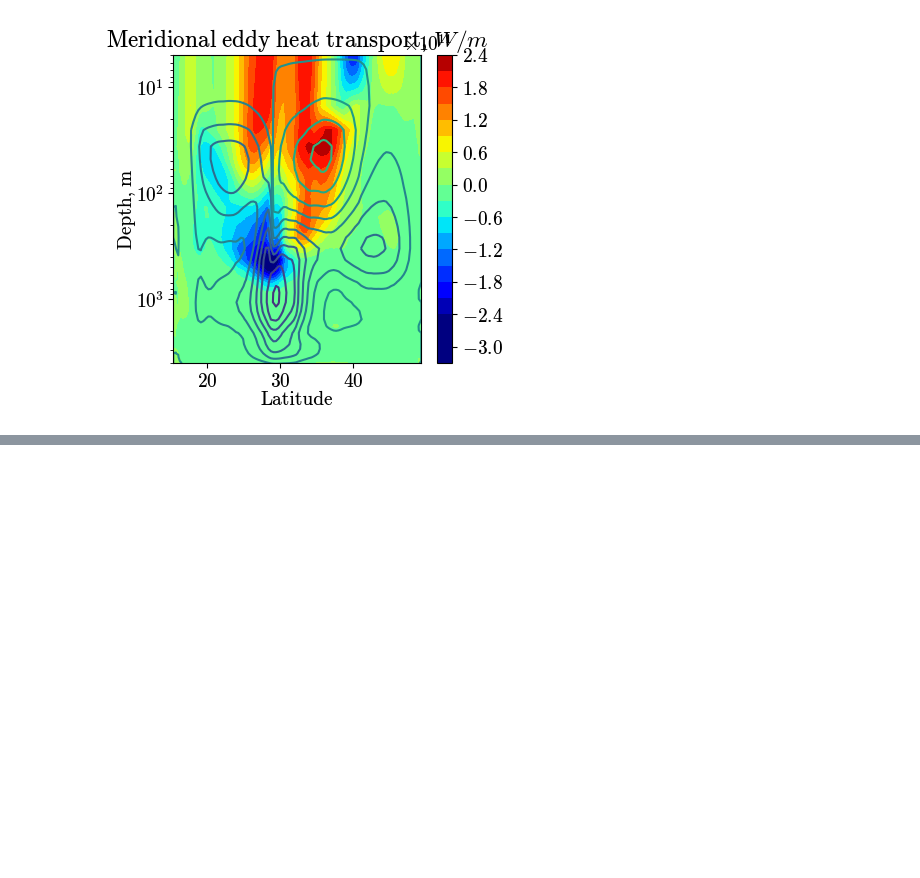
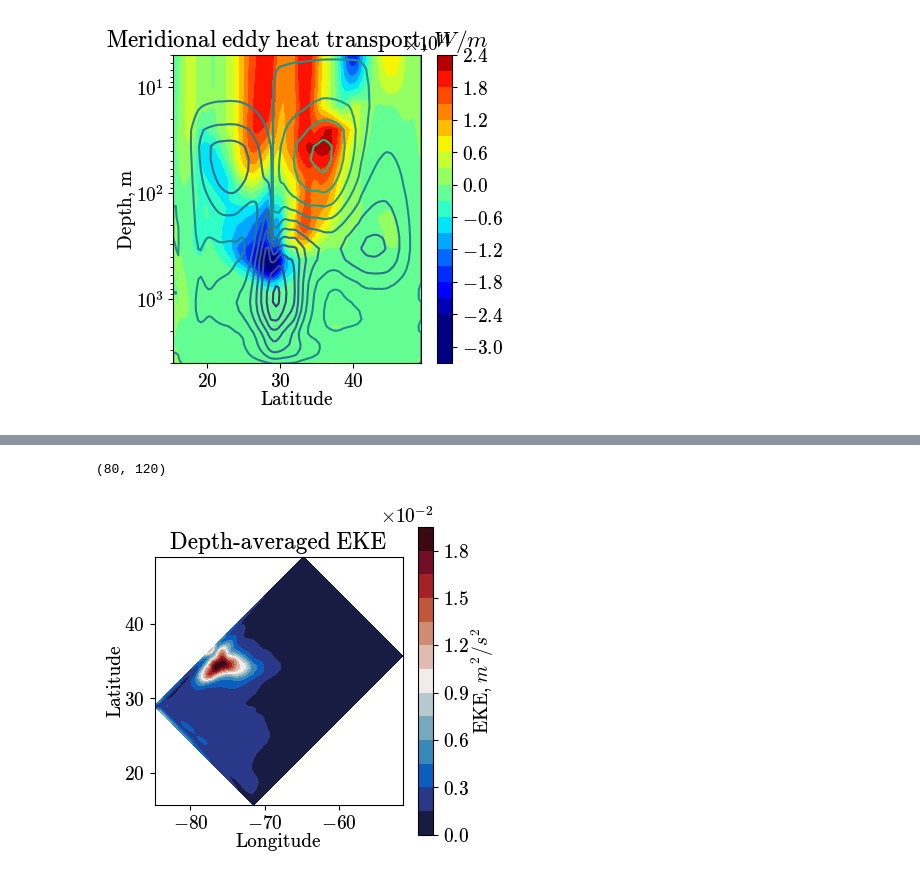
Before and after one commit to Pperezhogin/NEMO-Reynolds, a Jupyter notebook: Figures.ipynb, the cells around one changed output, grey strips where cells are left out. Cells and saved outputs as stored; diff of their text form; code cells hidden in the pictures; blank space fills up the shorter version.

```diff
--- a/Figures.ipynb
+++ b/Figures.ipynb
@@ -40,0 +62,5 @@ plot_flux_MOC('/scratch/pp2681/NEMO-data/Reynolds/CR_20/GYRE_360d_00010101_00301
+# %%
+exp.plot_EKEmean()
+# %% [output]
+(80, 120)
+[figure, added]
```
Also changed, not shown: parts of 11 cells of this notebook, 2 other files.
